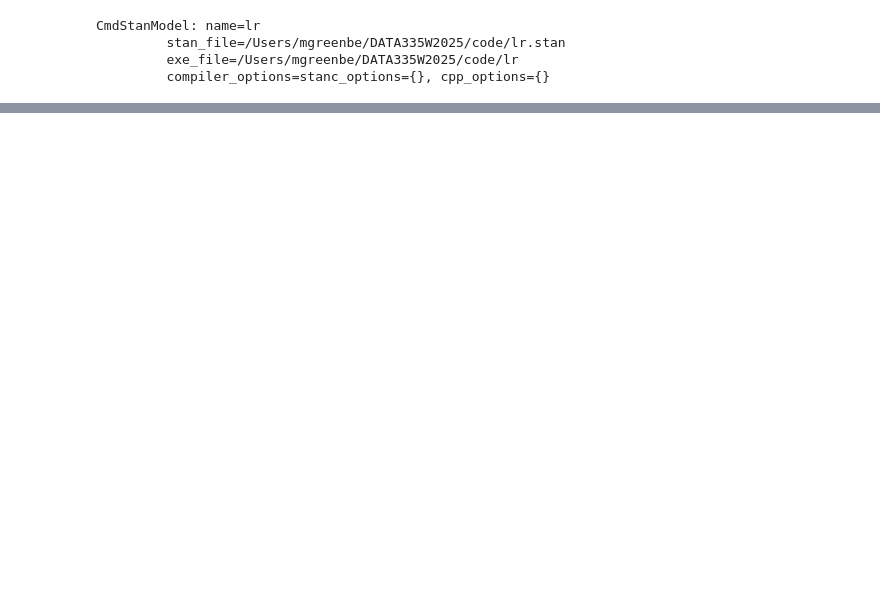
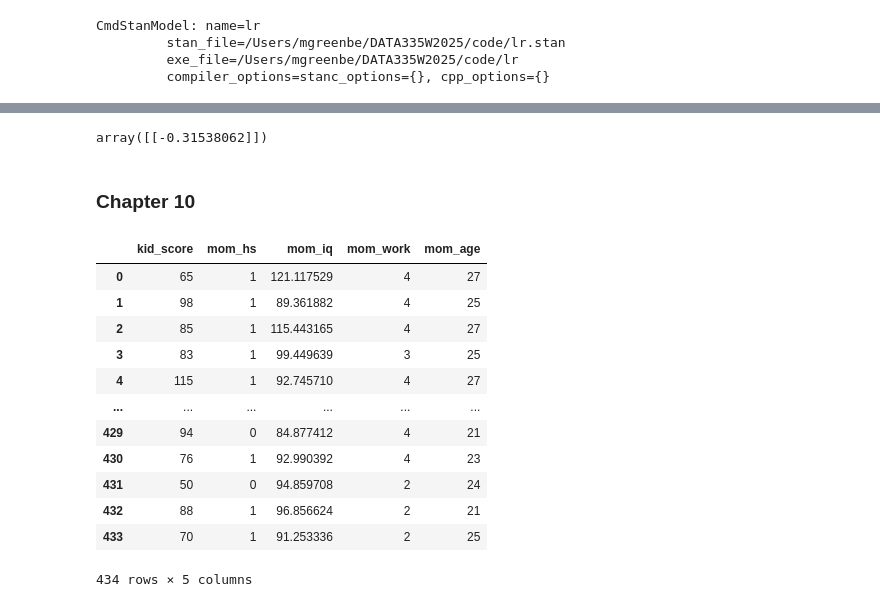
Before and after one commit to mgreenbe/DATA335W2025, a Jupyter notebook: code/scratch.ipynb, the cells around one changed output, grey strips where cells are left out. Saved outputs shown, nothing was run; the diff lists cells and outputs as text; code cells hidden in the pictures; blank space fills up the shorter version.

```diff
--- a/code/scratch.ipynb
+++ b/code/scratch.ipynb
@@ -386,0 +397,8 @@ model
+# %%
+model = LogisticRegression()
+model.fit(X.reshape(-1, 1), Y)
+model.coef_
+# %% [output]
+array([[-0.31538062]])
+# %% [markdown]
+### Chapter 10
@@ -386,0 +411,17 @@ model
+# %%
+kidiq = pd.read_csv("../data/kidiq.csv")
+kidiq
+# %% [output]
+|  | kid_score | mom_hs | mom_iq | mom_work | mom_age |
+| 0 | 65 | 1 | 121.117529 | 4 | 27 |
+| 1 | 98 | 1 | 89.361882 | 4 | 25 |
+| 2 | 85 | 1 | 115.443165 | 4 | 27 |
+| 3 | 83 | 1 | 99.449639 | 3 | 25 |
+| 4 | 115 | 1 | 92.745710 | 4 | 27 |
+| ... | ... | ... | ... | ... | ... |
+| 429 | 94 | 0 | 84.877412 | 4 | 21 |
+| 430 | 76 | 1 | 92.990392 | 4 | 23 |
+| 431 | 50 | 0 | 94.859708 | 2 | 24 |
+| 432 | 88 | 1 | 96.856624 | 2 | 21 |
+| 433 | 70 | 1 | 91.253336 | 2 | 25 |
+434 rows × 5 columns
```
Also changed, not shown: parts of 37 cells of this notebook, 6 other files.
